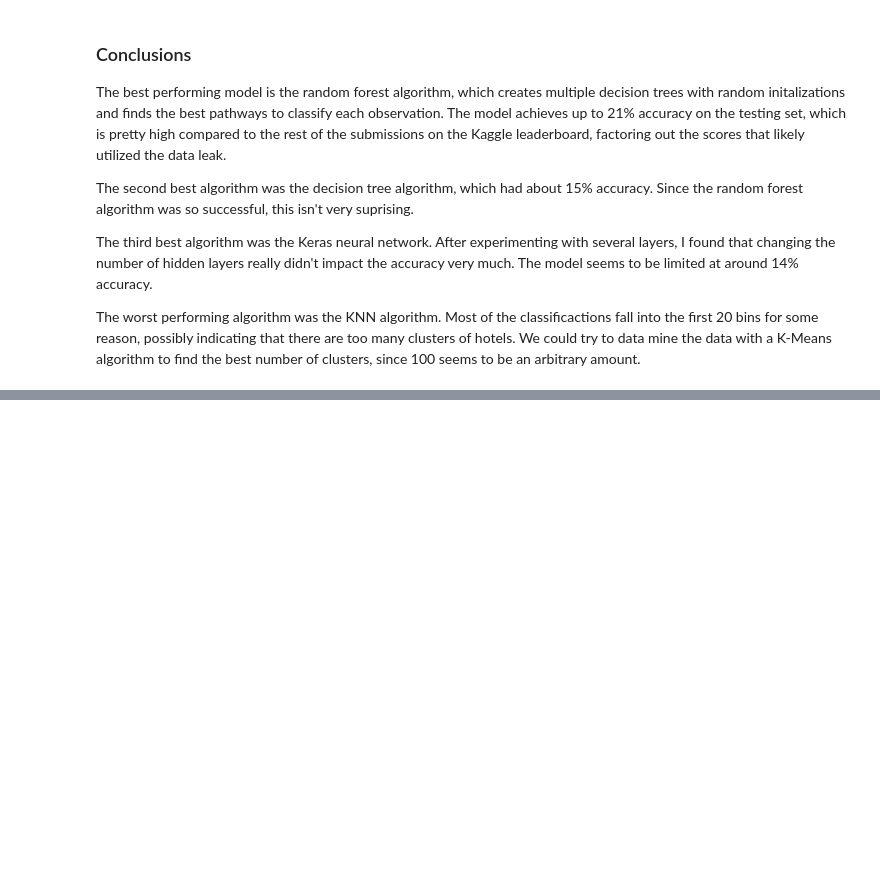
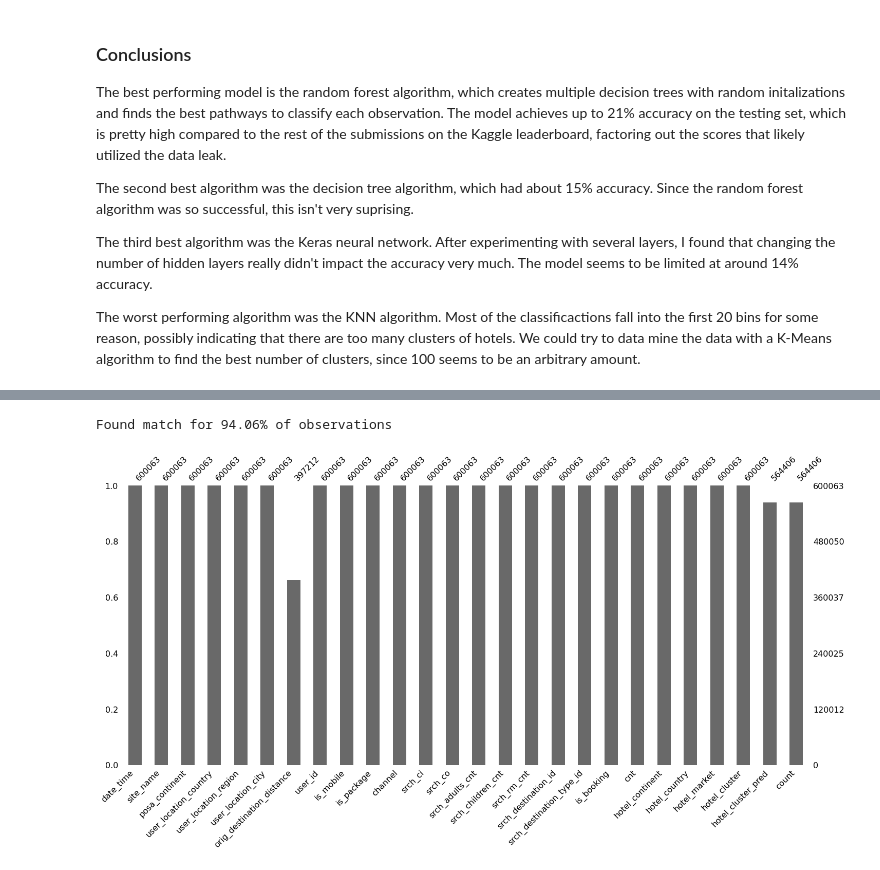
Before and after one commit to MichaelHotaling/DSC-Classes, a Jupyter notebook: DSC630/Week 7/Assignment 7.2 Create Optimal Hotel Recommendations.ipynb, the cells around one changed output, grey strips where cells are left out. Cells and saved outputs as stored; diff of their text form; code cells hidden in the pictures; blank space fills up the shorter version.

```diff
--- a/DSC630/Week 7/Assignment 7.2 Create Optimal Hotel Recommendations.ipynb
+++ b/DSC630/Week 7/Assignment 7.2 Create Optimal Hotel Recommendations.ipynb
@@ -610,0 +677,17 @@ The worst performing algorithm was the KNN algorithm. Most of the classificactio
+# %%
+# Merge the data back together on those same attributes
+test2 = pd.merge(test, df2, on = ['user_location_country',
+                                 'user_location_region',
+                                 'user_location_city',
+                                 'user_id',
+                                 'srch_destination_id'
+                                 ], how = 'left')
+# %%
+# Filtering by bookings only to verify our results
+test2= test2[test2['is_booking']==1]
+# %%
+mn.bar(test2)
+print(f"Found match for {100 - (100 * test2['hotel_cluster_pred'].isna().sum()) / len(test2):.2f}% of observations")
+# %% [output]
+Found match for 94.06% of observations
+[figure, added]
```
Also changed, not shown: parts of 9 cells of this notebook.
